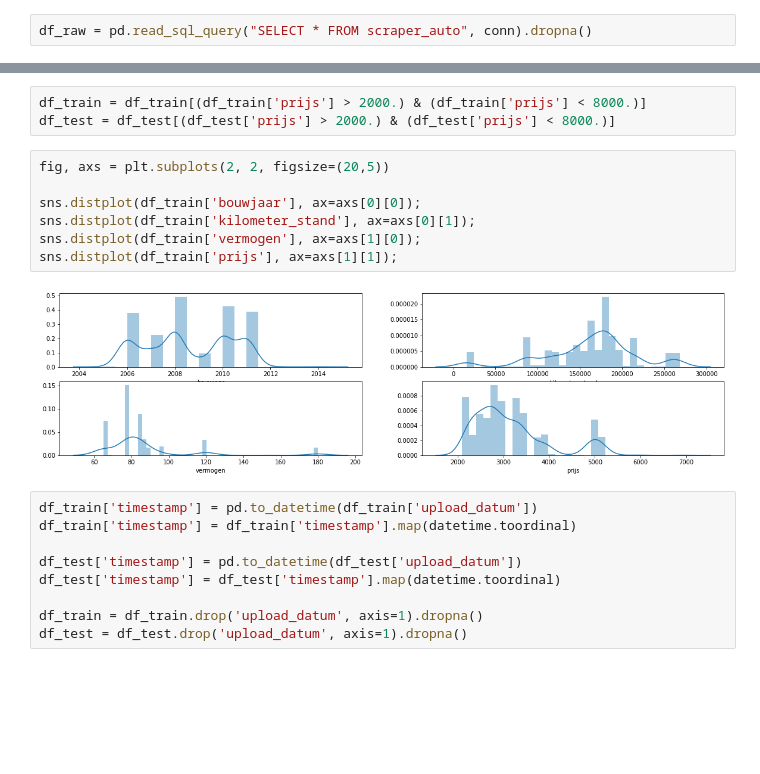
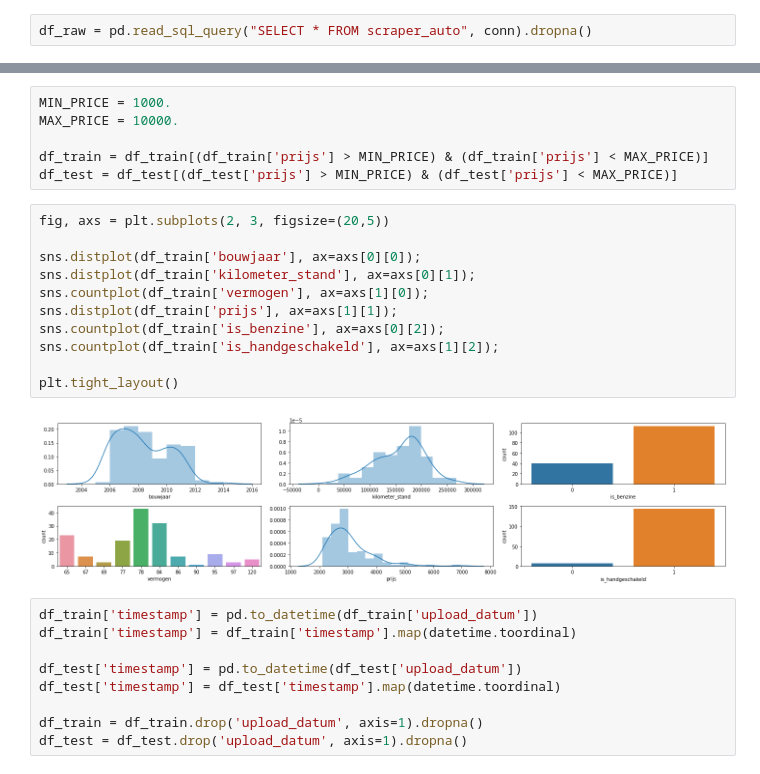
Before and after one commit to marcusabu/Autos, a Jupyter notebook: models/1. Exploratory & preprocessing.ipynb, the cells around one changed output, grey strips where cells are left out. Drawn from its saved outputs; the diff is of its cells as text; blank space fills up the shorter version.

```diff
--- a/models/1. Exploratory & preprocessing.ipynb
+++ b/models/1. Exploratory & preprocessing.ipynb
@@ -43,15 +43,22 @@ df.describe()
 # %%
-df_train = df_train[(df_train['prijs'] > 2000.) & (df_train['prijs'] < 8000.)]
-df_test = df_test[(df_test['prijs'] > 2000.) & (df_test['prijs'] < 8000.)]
+MIN_PRICE = 1000.
+MAX_PRICE = 10000.
+
+df_train = df_train[(df_train['prijs'] > MIN_PRICE) & (df_train['prijs'] < MAX_PRICE)]
+df_test = df_test[(df_test['prijs'] > MIN_PRICE) & (df_test['prijs'] < MAX_PRICE)]
 # %%
-fig, axs = plt.subplots(2, 2, figsize=(20,5))
+fig, axs = plt.subplots(2, 3, figsize=(20,5))
 
 sns.distplot(df_train['bouwjaar'], ax=axs[0][0]);
 sns.distplot(df_train['kilometer_stand'], ax=axs[0][1]);
-sns.distplot(df_train['vermogen'], ax=axs[1][0]);
+sns.countplot(df_train['vermogen'], ax=axs[1][0]);
 sns.distplot(df_train['prijs'], ax=axs[1][1]);
+sns.countplot(df_train['is_benzine'], ax=axs[0][2]);
+sns.countplot(df_train['is_handgeschakeld'], ax=axs[1][2]);
+
+plt.tight_layout()
 # %% [output]
-[figure, old version]
+[figure, new version]
 # %%
 df_train['timestamp'] = pd.to_datetime(df_train['upload_datum'])
 df_train['timestamp'] = df_train['timestamp'].map(datetime.toordinal)
```
Also changed, not shown: parts of 2 cells of this notebook, 3 other files.
